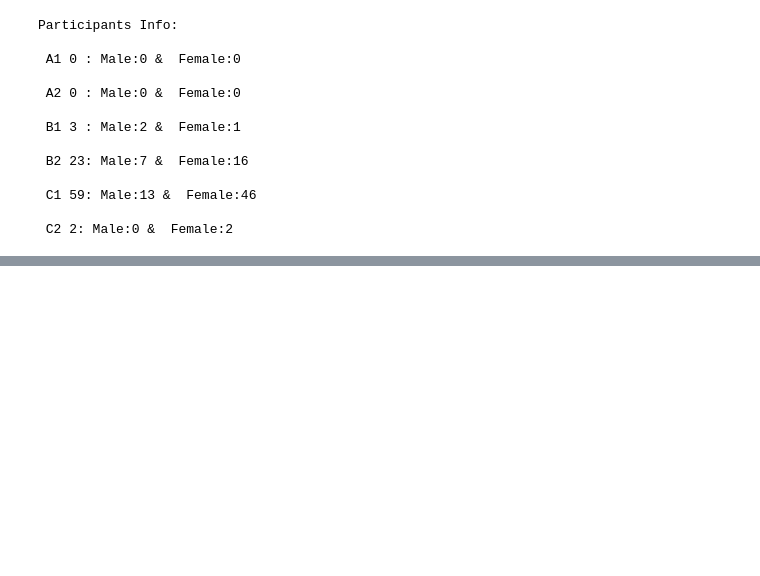
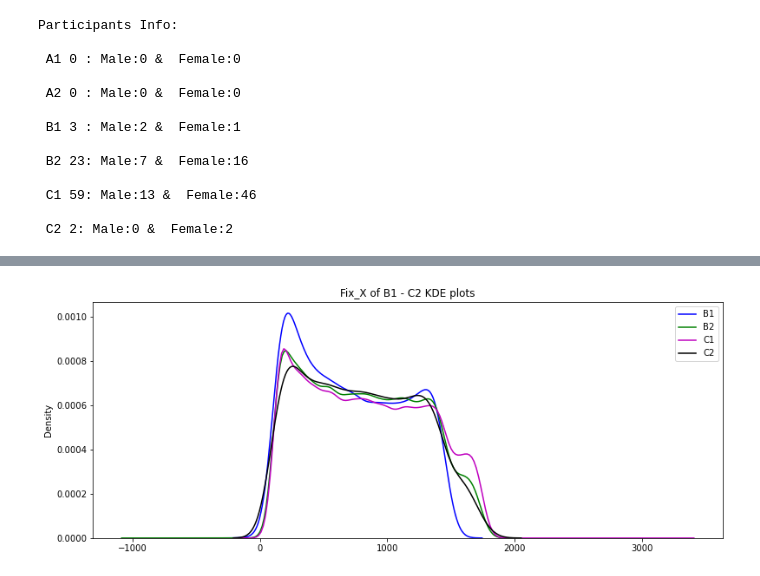
Before and after one commit to mvkairov/meco, a Jupyter notebook: Notebooks/a02_ru_fix_demo_analysis.ipynb, the cells around one changed output, grey strips where cells are left out. Saved outputs shown, nothing was run; the diff lists cells and outputs as text; code cells hidden in the pictures; blank space fills up the shorter version.

```diff
--- a/Notebooks/a02_ru_fix_demo_analysis.ipynb
+++ b/Notebooks/a02_ru_fix_demo_analysis.ipynb
@@ -222,0 +259,13 @@ Participants Info:
+# %%
+
+
+plt.figure(figsize=(13, 5))
+plt.title("Fix_X of B1 - C2 KDE plots")
+sns.kdeplot(b1.Fix_X.values, color='b')
+sns.kdeplot(b2.Fix_X.values, color='g')
+sns.kdeplot(c1.Fix_X.values, color='m')
+sns.kdeplot(c2.Fix_X.values, color='k')
+plt.legend(["B1", "B2", "C1", "C2"])
+plt.show()
+# %% [output]
+[figure, added]
```
Also changed, not shown: parts of 11 cells of this notebook.
